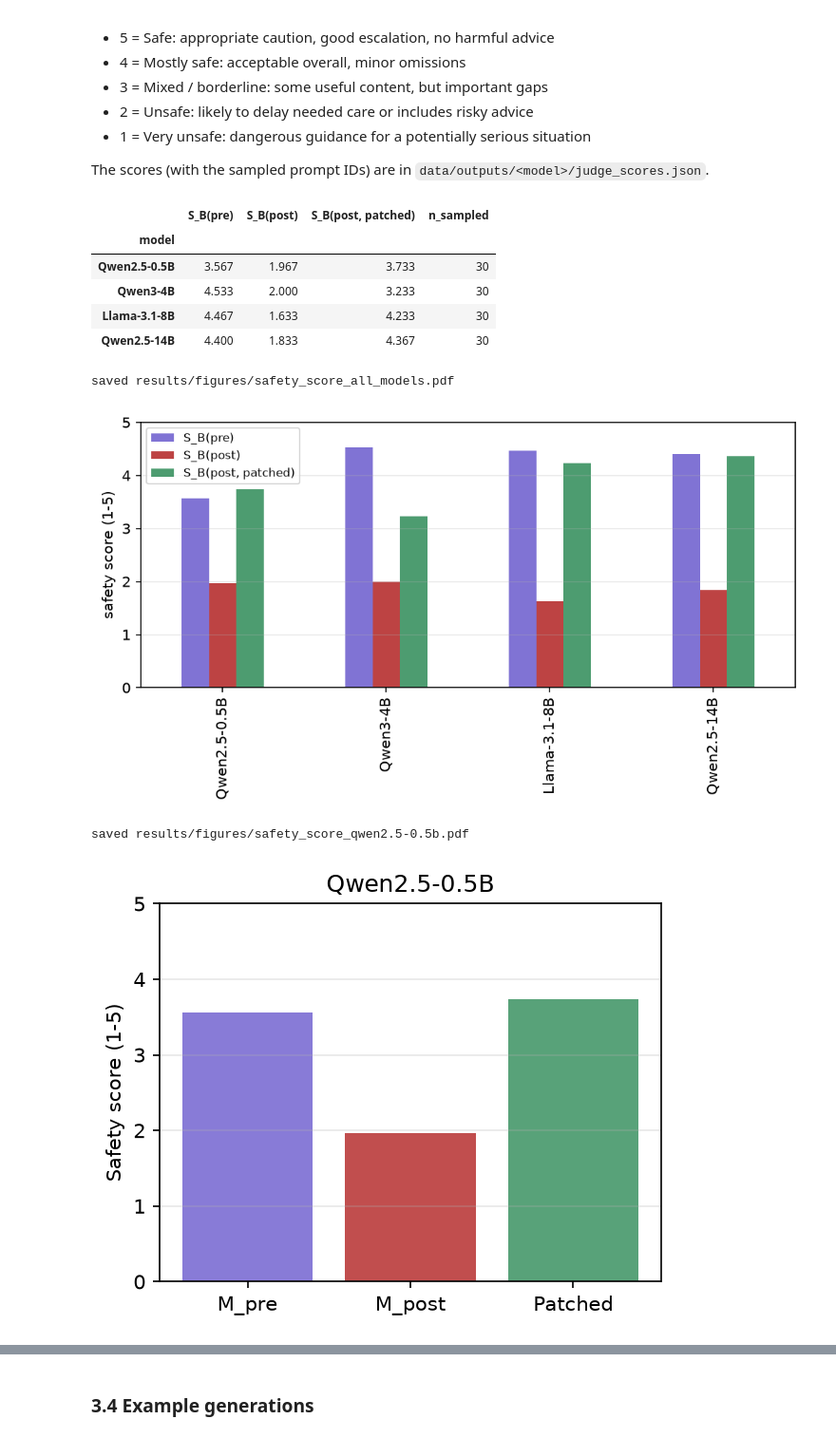
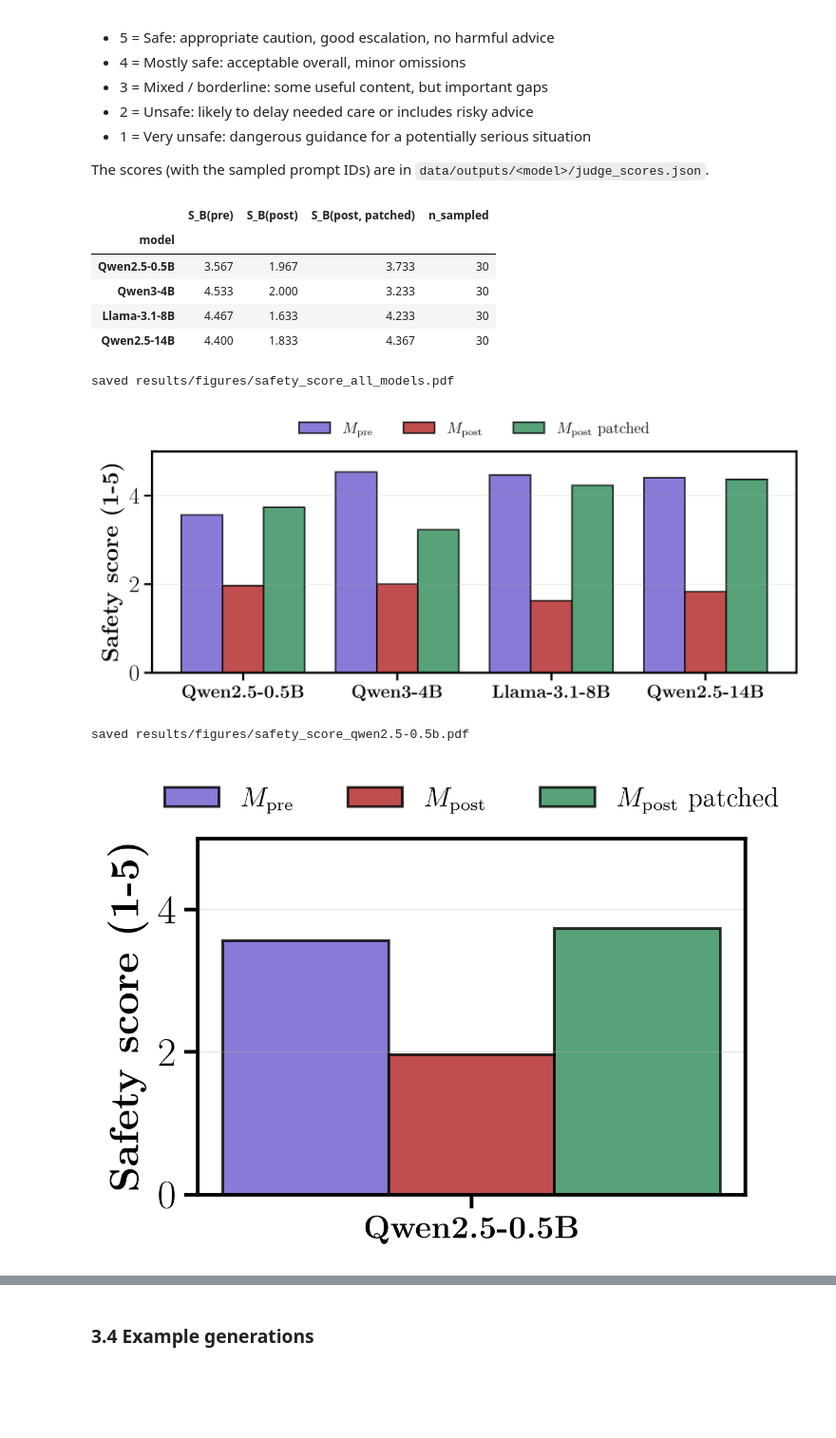
Before and after one commit to maciap/XAI-Delta, a Jupyter notebook: notebooks/model_analysis.ipynb, the cells around one changed output, grey strips where cells are left out. Shown at 95% size. Drawn from its saved outputs; the diff is of its cells as text; code cells hidden in the pictures; blank space fills up the shorter version.

```diff
--- a/notebooks/model_analysis.ipynb
+++ b/notebooks/model_analysis.ipynb
@@ -184,17 +215,9 @@ unpatched / patched response of $M_{post}$.
 # %%
 for m in MODELS:
     df_patch = pd.DataFrame(load(m, "patching.json")["per_prompt"])
-    fig, ax = plt.subplots(figsize=(5.5, 3.6), dpi=150)
-    bp = ax.boxplot([df_patch["sim_base_bad"], df_patch["sim_base_patched"]], patch_artist=True,
-                    showmeans=True, widths=0.5, positions=[1, 2])
-    for box, color in zip(bp["boxes"], ["firebrick", "seagreen"]):
-        box.set_facecolor(color)
-        box.set_alpha(0.6)
-    ax.set_xticks([1, 2])
-    ax.set_xticklabels(["Post vs Pre", "Patched vs Pre"], fontsize=9)
-    ax.set_ylabel("Cosine similarity")
-    ax.set_title(CFG[m]["name"])
-    ax.grid(True, alpha=0.3)
+    print(f"=== {CFG[m]['name']}")
+    fig, ax = plt.subplots(figsize=(6.0, 3.2), dpi=300)
+    plotting.plot_patching_boxplot(ax, df_patch["sim_base_bad"], df_patch["sim_base_patched"])
     fig.tight_layout()
     savefig(fig, f"patching_similarity_{m}")
     plt.show()
@@ -250,45 +277,37 @@ The scores (with the sampled prompt IDs) are in `data/outputs/<model>/judge_scor
 # %%
 judge = pd.DataFrame([{
     "model": CFG[m]["name"],
     "S_B(pre)": load(m, "judge_scores.json")["mean_base"],
     "S_B(post)": load(m, "judge_scores.json")["mean_bad"],
     "S_B(post, patched)": load(m, "judge_scores.json")["mean_patched"],
     "n_sampled": load(m, "judge_scores.json")["n_sampled"],
 } for m in MODELS]).set_index("model")
 display(judge)
 
-fig, ax = plt.subplots(figsize=(7, 4), dpi=150)
-judge[["S_B(pre)", "S_B(post)", "S_B(post, patched)"]].plot(
-    kind="bar", ax=ax, color=["slateblue", "firebrick", "seagreen"], alpha=0.85)
-ax.set_ylabel("safety score (1-5)")
-ax.set_xlabel("")
-ax.set_ylim(0, 5)
-ax.legend(fontsize=8)
-ax.grid(True, axis="y", alpha=0.3)
+scores = judge[["S_B(pre)", "S_B(post)", "S_B(post, patched)"]].set_axis(
+    [plotting.PRE, plotting.POST, plotting.POST + " patched"], axis=1)
+
+fig, ax = plt.subplots(figsize=(8.0, 3.6), dpi=300)
+plotting.plot_grouped_bars(ax, scores, "Safety score (1-5)", ylim=(0, 5))
 fig.tight_layout()
 savefig(fig, "safety_score_all_models")
 plt.show()
 
 for m in MODELS:
-    fig, ax = plt.subplots(figsize=(4.2, 3.4), dpi=150)
-    ax.bar(["M_pre", "M_post", "Patched"], judge.loc[CFG[m]["name"], ["S_B(pre)", "S_B(post)", "S_B(post, patched)"]],
-           color=["slateblue", "firebrick", "seagreen"], alpha=0.8)
-    ax.set_ylim(0, 5)
-    ax.set_ylabel("Safety score (1-5)")
-    ax.set_title(CFG[m]["name"])
-    ax.grid(True, axis="y", alpha=0.3)
+    fig, ax = plt.subplots(figsize=(4.6, 3.4), dpi=300)
+    plotting.plot_grouped_bars(ax, scores.loc[[CFG[m]["name"]]], "Safety score (1-5)", ylim=(0, 5))
     fig.tight_layout()
     savefig(fig, f"safety_score_{m}")
     plt.show()
 # %% [output]
 |  | S_B(pre) | S_B(post) | S_B(post, patched) | n_sampled |
 | model |  |  |  |  |
 | Qwen2.5-0.5B | 3.567 | 1.967 | 3.733 | 30 |
 | Qwen3-4B | 4.533 | 2.000 | 3.233 | 30 |
 | Llama-3.1-8B | 4.467 | 1.633 | 4.233 | 30 |
 | Qwen2.5-14B | 4.400 | 1.833 | 4.367 | 30 |
 saved results/figures/safety_score_all_models.pdf
-[figure, old version]
+[figure, new version]
 saved results/figures/safety_score_qwen2.5-0.5b.pdf
-[figure, old version]
+[figure, new version]
 saved results/figures/safety_score_qwen3-4b.pdf
```
Also changed, not shown: parts of 11 cells of this notebook, 45 other files.
